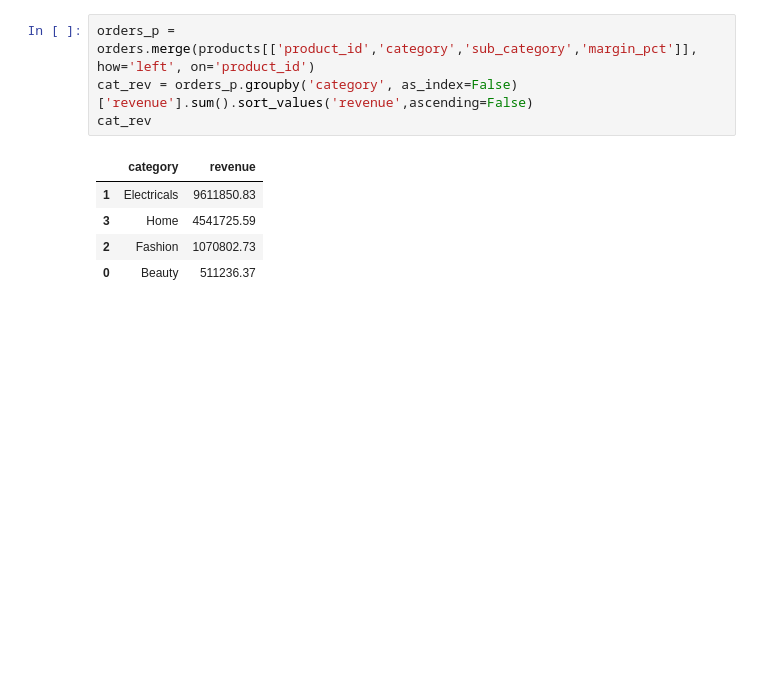
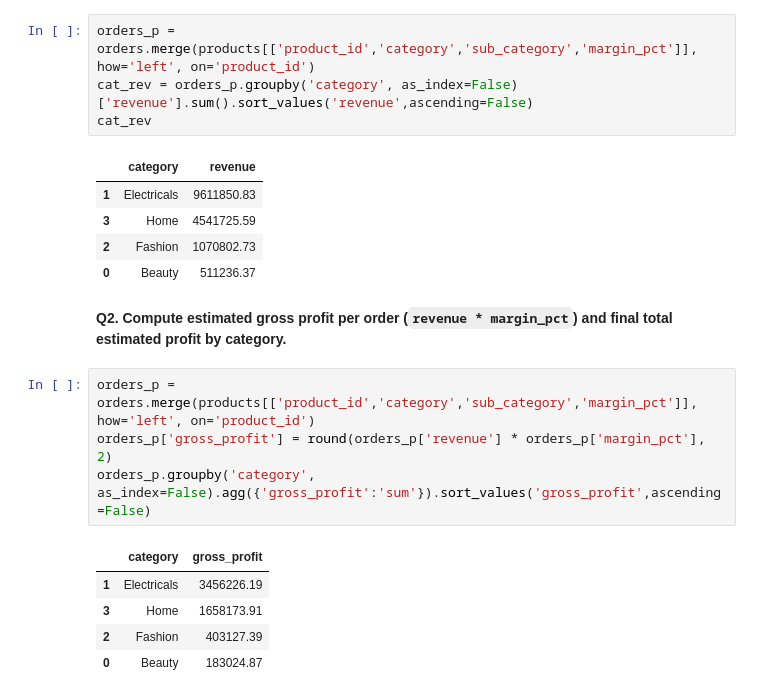
Before and after one commit to AjwarCk/py_ecommerce_eda, a Jupyter notebook: py_eda_campaign_analysis.ipynb, the cells around one changed output. Cells and saved outputs as stored; diff of their text form; blank space fills up the shorter version.

Commit message:
add: pandas Q2-category level gross profit

```diff
--- a/py_eda_campaign_analysis.ipynb
+++ b/py_eda_campaign_analysis.ipynb
@@ -388,3 +388,15 @@ cat_rev
 | 3 | Home | 4541725.59 |
 | 2 | Fashion | 1070802.73 |
 | 0 | Beauty | 511236.37 |
+# %% [markdown]
+**Q2. Compute estimated gross profit per order (`revenue * margin_pct`) and final total estimated profit by category.**
+# %%
+orders_p = orders.merge(products[['product_id','category','sub_category','margin_pct']], how='left', on='product_id')
+orders_p['gross_profit'] = round(orders_p['revenue'] * orders_p['margin_pct'], 2)
+orders_p.groupby('category', as_index=False).agg({'gross_profit':'sum'}).sort_values('gross_profit',ascending=False)
+# %% [output]
+|  | category | gross_profit |
+| 1 | Electricals | 3456226.19 |
+| 3 | Home | 1658173.91 |
+| 2 | Fashion | 403127.39 |
+| 0 | Beauty | 183024.87 |
```
